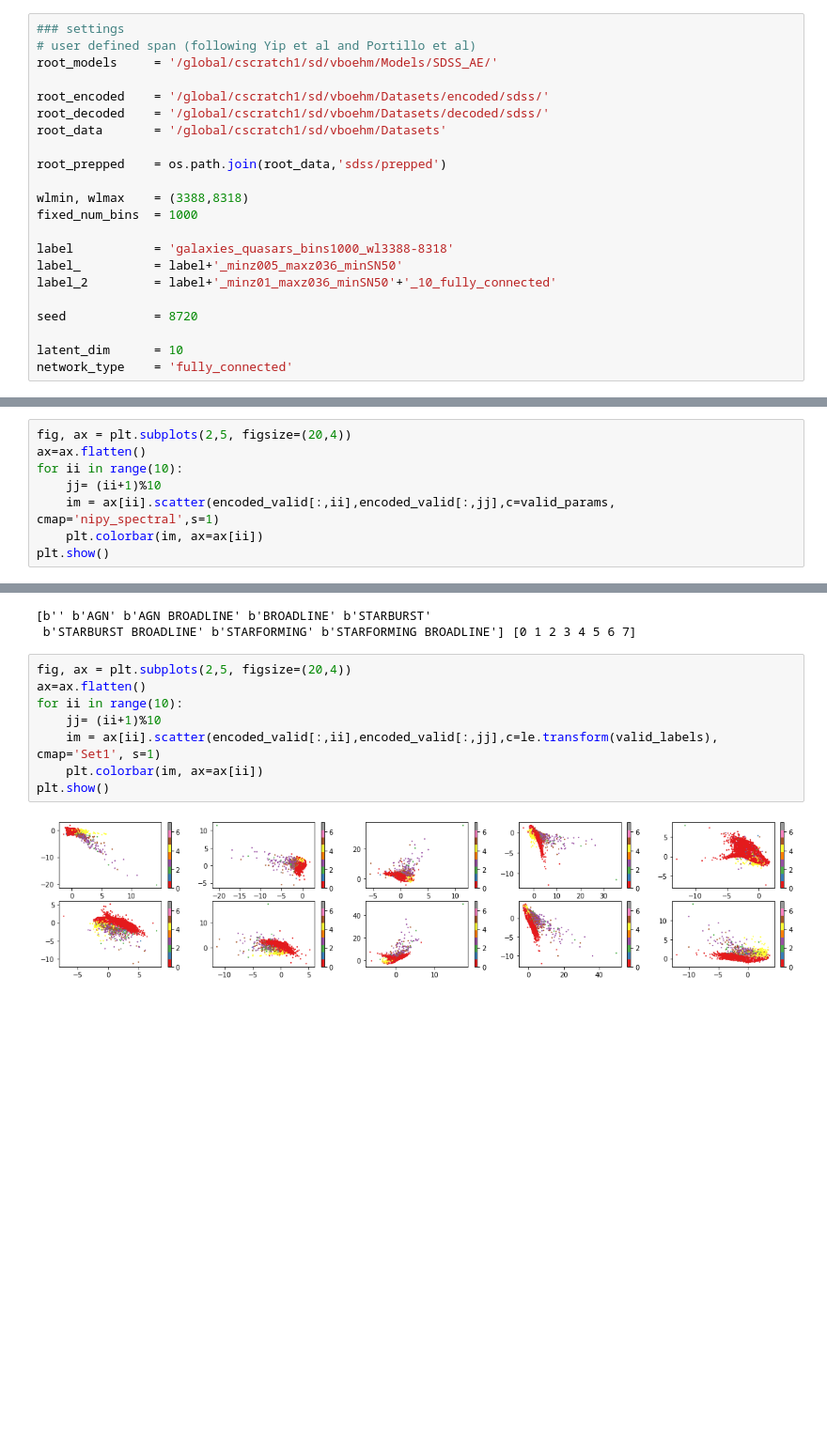
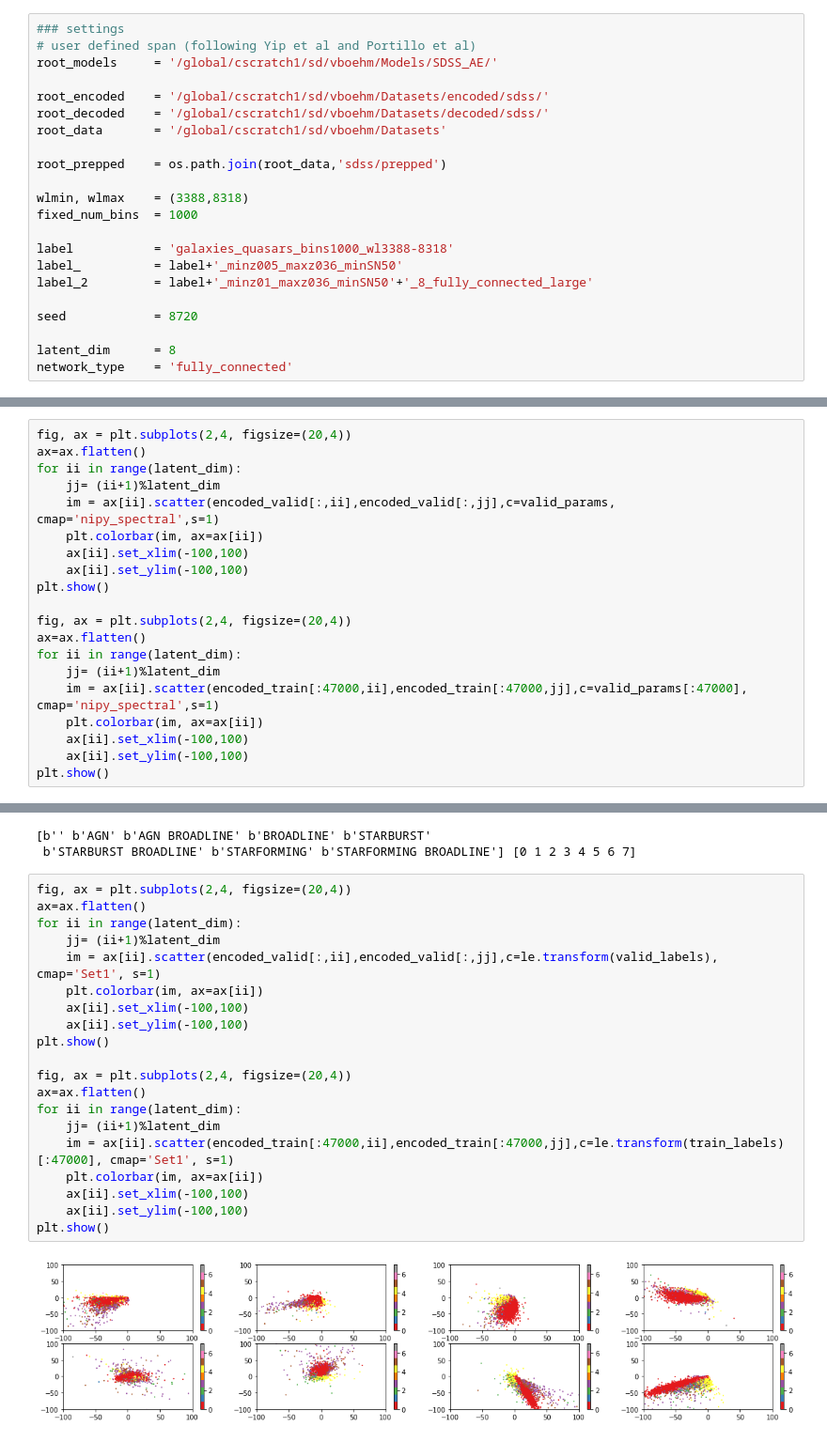
Before and after one commit to AlexGKim/SDSS_PAE, a Jupyter notebook: notebooks/AE_SDSS.ipynb, the cells around one changed output, grey strips where cells are left out. Shown at 94% size. Cells and saved outputs as stored; diff of their text form; blank space fills up the shorter version.

```diff
--- a/notebooks/AE_SDSS.ipynb
+++ b/notebooks/AE_SDSS.ipynb
@@ -72,11 +72,11 @@ fixed_num_bins  = 1000
 
 label           = 'galaxies_quasars_bins1000_wl3388-8318'
 label_          = label+'_minz005_maxz036_minSN50'
-label_2         = label+'_minz01_maxz036_minSN50'+'_10_fully_connected'
+label_2         = label+'_minz01_maxz036_minSN50'+'_8_fully_connected_large'
 
 seed            = 8720
 
-latent_dim      = 10
+latent_dim      = 8
 network_type    = 'fully_connected'
 # %%
 wl_range      = (np.log10(wlmin),np.log10(wlmax))
@@ -482,9 +490,21 @@ _=plt.hist(encoded_train.flatten(),bins=100,density=True, range=(-5,5), alpha=0.
 # %%
-fig, ax = plt.subplots(2,5, figsize=(20,4))
+fig, ax = plt.subplots(2,4, figsize=(20,4))
 ax=ax.flatten()
-for ii in range(10):
-    jj= (ii+1)%10
+for ii in range(latent_dim):
+    jj= (ii+1)%latent_dim
     im = ax[ii].scatter(encoded_valid[:,ii],encoded_valid[:,jj],c=valid_params, cmap='nipy_spectral',s=1)
     plt.colorbar(im, ax=ax[ii])
+    ax[ii].set_xlim(-100,100)
+    ax[ii].set_ylim(-100,100)
 plt.show()
+
+fig, ax = plt.subplots(2,4, figsize=(20,4))
+ax=ax.flatten()
+for ii in range(latent_dim):
+    jj= (ii+1)%latent_dim
+    im = ax[ii].scatter(encoded_train[:47000,ii],encoded_train[:47000,jj],c=valid_params[:47000], cmap='nipy_spectral',s=1)
+    plt.colorbar(im, ax=ax[ii])
+    ax[ii].set_xlim(-100,100)
+    ax[ii].set_ylim(-100,100)
+plt.show()
 # %% [output]
@@ -498,12 +519,24 @@ print(le.classes_, le.transform(le.classes_))
 [b'' b'AGN' b'AGN BROADLINE' b'BROADLINE' b'STARBURST'
  b'STARBURST BROADLINE' b'STARFORMING' b'STARFORMING BROADLINE'] [0 1 2 3 4 5 6 7]
 # %%
-fig, ax = plt.subplots(2,5, figsize=(20,4))
+fig, ax = plt.subplots(2,4, figsize=(20,4))
 ax=ax.flatten()
-for ii in range(10):
-    jj= (ii+1)%10
+for ii in range(latent_dim):
+    jj= (ii+1)%latent_dim
     im = ax[ii].scatter(encoded_valid[:,ii],encoded_valid[:,jj],c=le.transform(valid_labels), cmap='Set1', s=1)
     plt.colorbar(im, ax=ax[ii])
+    ax[ii].set_xlim(-100,100)
+    ax[ii].set_ylim(-100,100)
 plt.show()
+
+fig, ax = plt.subplots(2,4, figsize=(20,4))
+ax=ax.flatten()
+for ii in range(latent_dim):
+    jj= (ii+1)%latent_dim
+    im = ax[ii].scatter(encoded_train[:47000,ii],encoded_train[:47000,jj],c=le.transform(train_labels)[:47000], cmap='Set1', s=1)
+    plt.colorbar(im, ax=ax[ii])
+    ax[ii].set_xlim(-100,100)
+    ax[ii].set_ylim(-100,100)
+plt.show()
 # %% [output]
-[figure, old version]
+[figure, new version]
```
Also changed, not shown: parts of 20 cells of this notebook, 1 other file.
